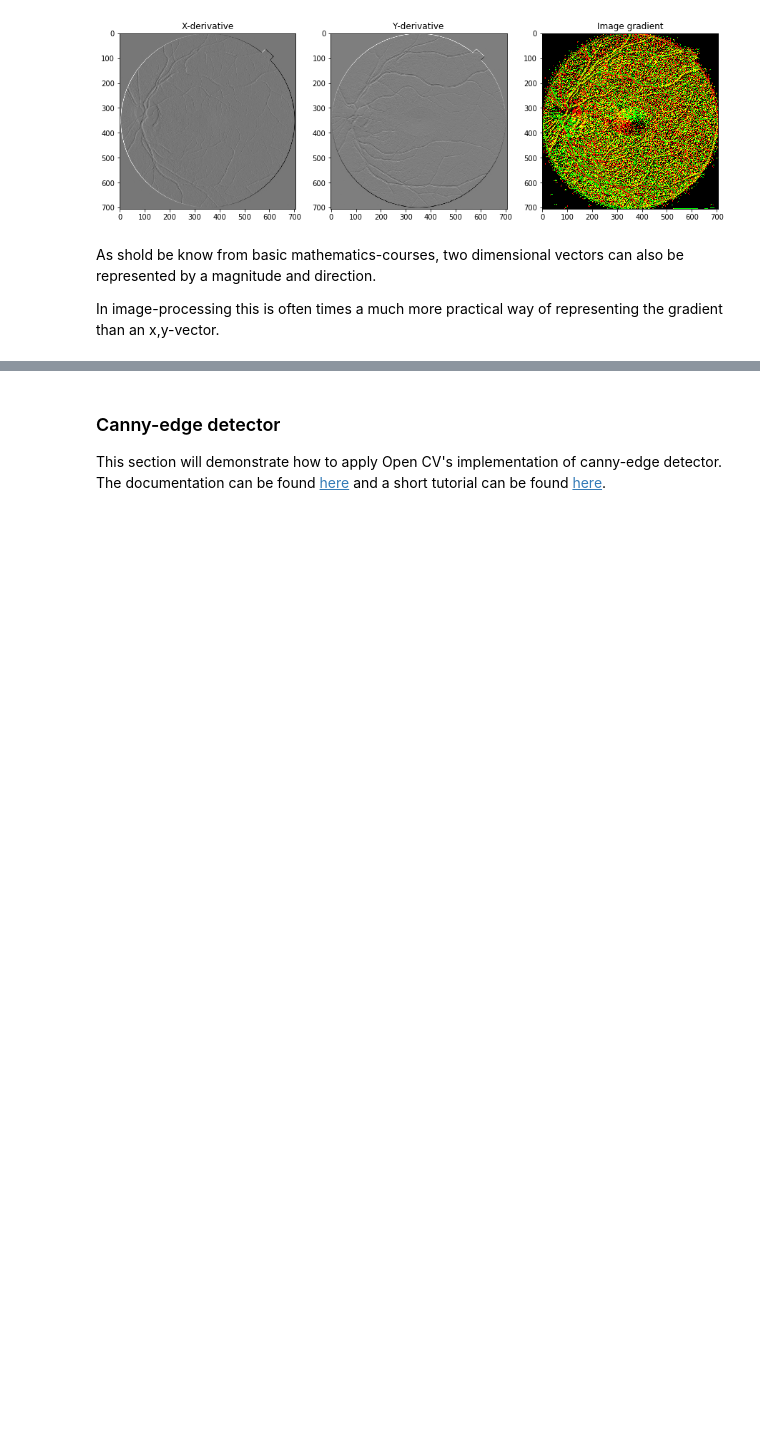
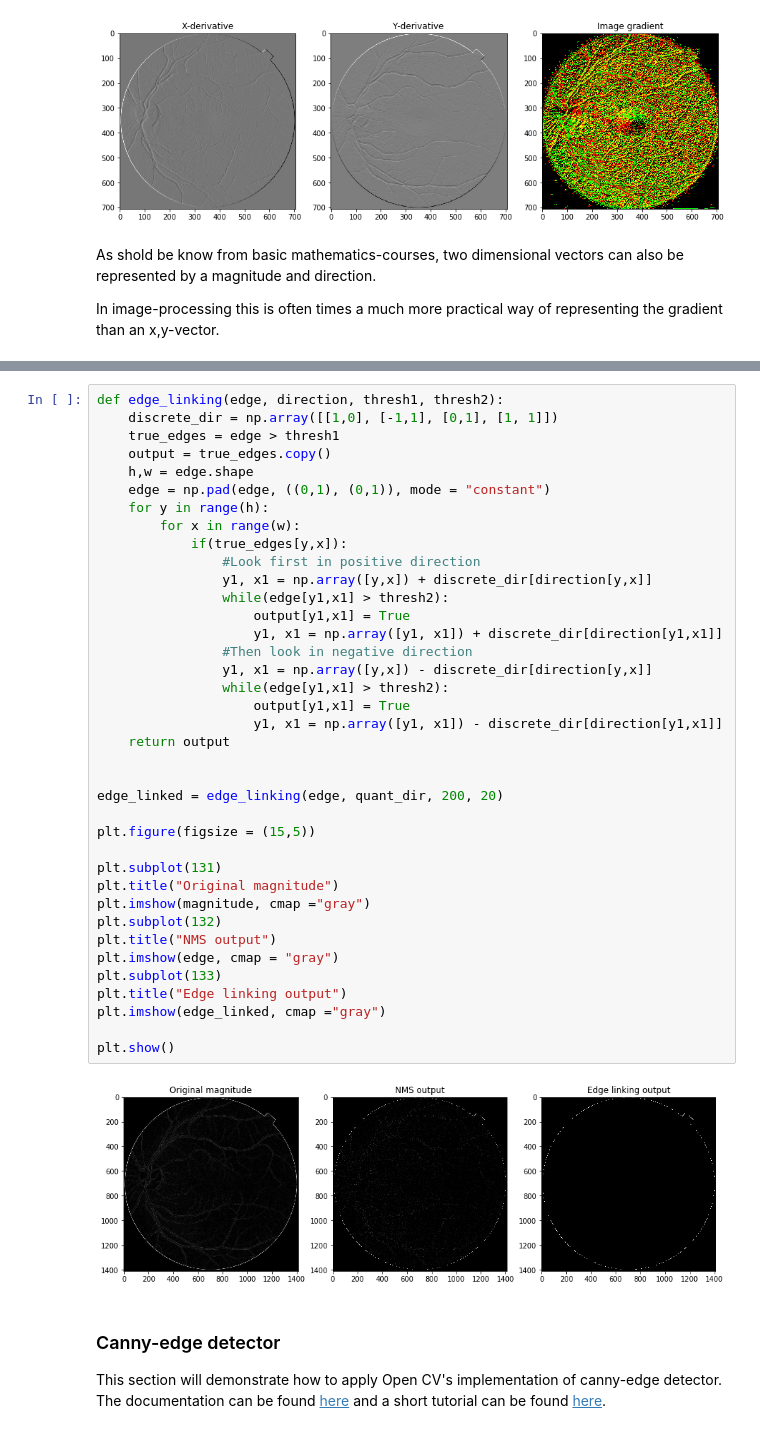
Before and after one commit to ErlingLie/TDT4195-Material, a Jupyter notebook: Segmentation.ipynb, the cells around one changed output, grey strips where cells are left out. Cells and saved outputs as stored; diff of their text form; blank space fills up the shorter version.

```diff
--- a/Segmentation.ipynb
+++ b/Segmentation.ipynb
@@ -198,3 +279,43 @@ plt.show()
+# %%
+def edge_linking(edge, direction, thresh1, thresh2):
+    discrete_dir = np.array([[1,0], [-1,1], [0,1], [1, 1]])
+    true_edges = edge > thresh1
+    output = true_edges.copy()
+    h,w = edge.shape
+    edge = np.pad(edge, ((0,1), (0,1)), mode = "constant")
+    for y in range(h):
+        for x in range(w):
+            if(true_edges[y,x]):
+                #Look first in positive direction
+                y1, x1 = np.array([y,x]) + discrete_dir[direction[y,x]]
+                while(edge[y1,x1] > thresh2):
+                    output[y1,x1] = True
+                    y1, x1 = np.array([y1, x1]) + discrete_dir[direction[y1,x1]]
+                #Then look in negative direction
+                y1, x1 = np.array([y,x]) - discrete_dir[direction[y,x]]
+                while(edge[y1,x1] > thresh2):
+                    output[y1,x1] = True
+                    y1, x1 = np.array([y1, x1]) - discrete_dir[direction[y1,x1]]
+    return output
+
+
+edge_linked = edge_linking(edge, quant_dir, 200, 20)
+
+plt.figure(figsize = (15,5))
+
+plt.subplot(131)
+plt.title("Original magnitude")
+plt.imshow(magnitude, cmap ="gray")
+plt.subplot(132)
+plt.title("NMS output")
+plt.imshow(edge, cmap = "gray")
+plt.subplot(133)
+plt.title("Edge linking output")
+plt.imshow(edge_linked, cmap ="gray")
+
+plt.show()
+# %% [output]
+[figure, added]
 # %% [markdown]
 ### Canny-edge detector
 This section will demonstrate how to apply Open CV's implementation of canny-edge detector. The documentation can be found [here](https://docs.opencv.org/2.4/modules/imgproc/doc/feature_detection.html) and a short tutorial can be found [here](https://opencv-python-tutroals.readthedocs.io/en/latest/py_tutorials/py_imgproc/py_canny/py_canny.html).
```
Also changed, not shown: parts of 10 cells of this notebook.
